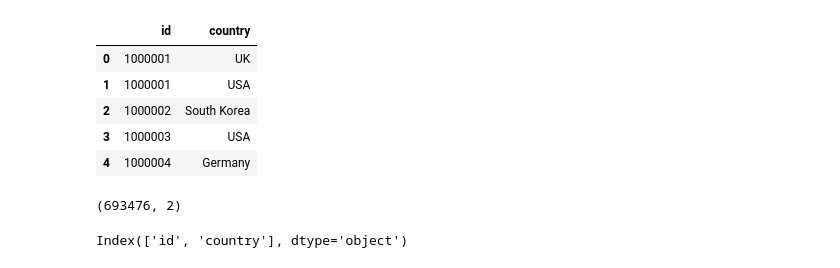
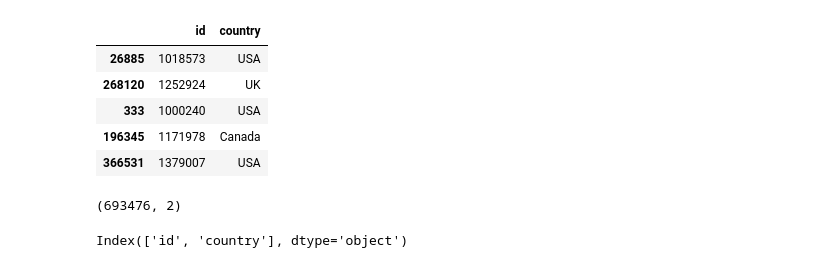
Before and after one commit to LudwingKun/IUM_TWEB_Bissal_Lombardozzi, a Jupyter notebook: MainDirectory/DataAnalisis_IUM/countries.ipynb, the cells around one changed output. Drawn from its saved outputs; the diff is of its cells as text; code cells hidden in the pictures.

```diff
--- a/MainDirectory/DataAnalisis_IUM/countries.ipynb
+++ b/MainDirectory/DataAnalisis_IUM/countries.ipynb
@@ -1,18 +1,18 @@
 # %%
 import pandas as pd
 import numpy as np
 import geopandas as gpd
 from matplotlib import pyplot as plt
 
 df_countries = pd.read_csv('data/countries.csv')
-df_countries.head()
+df_countries.sample(5)
 # %% [output]
 |  | id | country |
-| 0 | 1000001 | UK |
-| 1 | 1000001 | USA |
-| 2 | 1000002 | South Korea |
-| 3 | 1000003 | USA |
-| 4 | 1000004 | Germany |
+| 26885 | 1018573 | USA |
+| 268120 | 1252924 | UK |
+| 333 | 1000240 | USA |
+| 196345 | 1171978 | Canada |
+| 366531 | 1379007 | USA |
 # %%
 df_countries.shape
 # %% [output]
```
Also changed, not shown: parts of 3 cells of this notebook, 2 other files.
